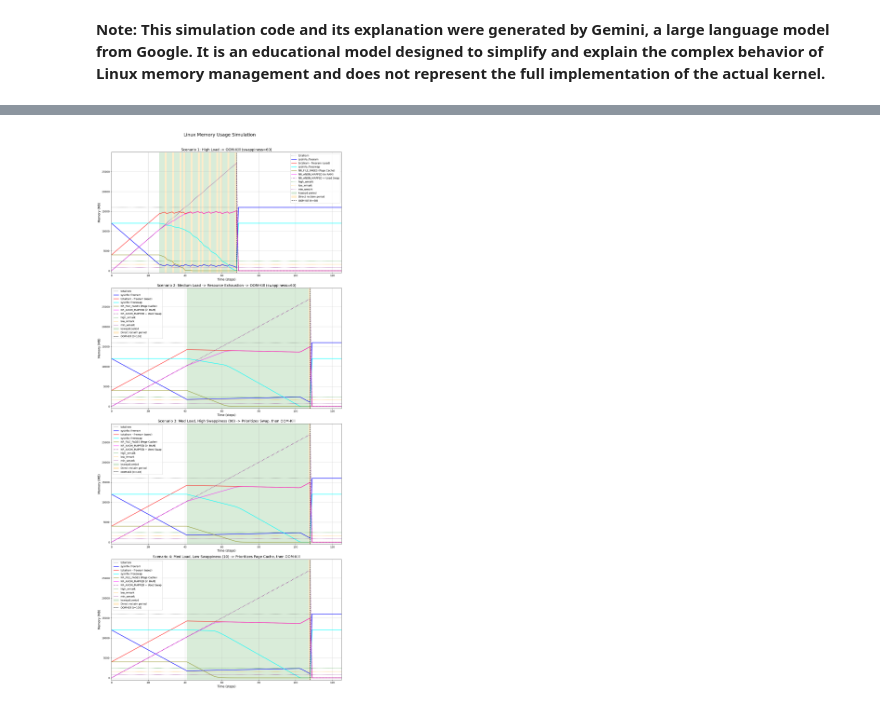
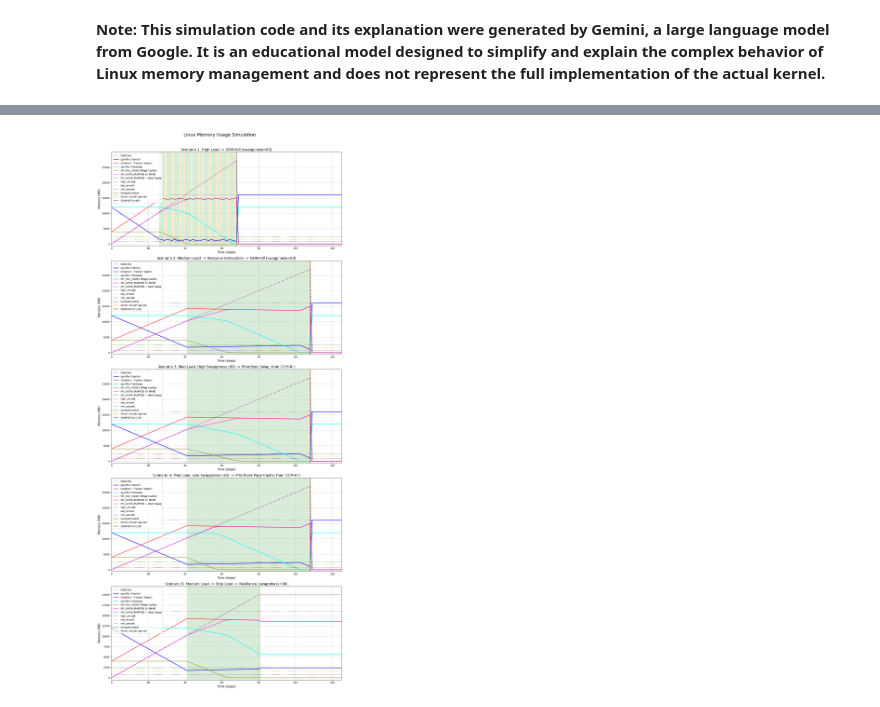
Before and after one commit to takayuki-nagata/Linux_Memory_Management_Simulation, a Jupyter notebook: Linux_Memory_Management_Simulation.ipynb, the cells around one changed output, grey strips where cells are left out. Saved outputs shown, nothing was run; the diff lists cells and outputs as text; code cells hidden in the pictures.

Commit message:
feat(sim): Add resilience case showing memory recovery
This commit adds Scenario 5, which demonstrates system resilience.

Assisted-by: Gemini

```diff
--- a/Linux_Memory_Management_Simulation.ipynb
+++ b/Linux_Memory_Management_Simulation.ipynb
@@ -278,32 +286,37 @@ BASE_PARAMS = {
 # --- Plotting ---
 plt.rcParams['font.family'] = 'sans-serif'
 
-fig, (ax1, ax2, ax3, ax4) = plt.subplots(4, 1, figsize=(14, 32))
+fig, (ax1, ax2, ax3, ax4, ax5) = plt.subplots(5, 1, figsize=(14, 32))
 fig.suptitle('Linux Memory Usage Simulation', fontsize=18)
 
 # --- Scenario Execution & Plotting ---
 # Scenario 1: High load -> OOM-Kill
 params1 = {**BASE_PARAMS, 'process_memory_gain': 400, 'swappiness': 60}
 data1 = simulate_with_swappiness(**params1)
 plot_with_swappiness(ax1, data1, 'Scenario 1: High Load -> OOM-Kill (swappiness=60)', params1)
 
 # Scenario 2: Medium load -> Resource exhaustion -> OOM-Kill
 params2 = {**BASE_PARAMS, 'process_memory_gain': 250, 'swappiness': 60}
 data2 = simulate_with_swappiness(**params2)
 plot_with_swappiness(ax2, data2, 'Scenario 2: Medium Load -> Resource Exhaustion -> OOM-Kill (swappiness=60)', params2)
 
 # Scenario 3: Medium load, high swappiness -> Prioritizes Swap, then OOM-Kill
 params3 = {**BASE_PARAMS, 'process_memory_gain': 250, 'swappiness': 90}
 data3 = simulate_with_swappiness(**params3)
 plot_with_swappiness(ax3, data3, 'Scenario 3: Med Load, High Swappiness (90) -> Prioritizes Swap, then OOM-Kill', params3)
 
 # Scenario 4: Medium load, low swappiness -> Prioritizes Page Cache, then OOM-Kill
 params4 = {**BASE_PARAMS, 'process_memory_gain': 250, 'swappiness': 10}
 data4 = simulate_with_swappiness(**params4)
 plot_with_swappiness(ax4, data4, 'Scenario 4: Med Load, Low Swappiness (10) -> Prioritizes Page Cache, then OOM-Kill', params4)
 
+# Scenario 5: Medium Load -> Stop Load -> Resilience (swappiness=60)
+params5 = {**BASE_PARAMS, 'process_memory_gain': 250, 'swappiness': 60, 'stop_step': 80}
+data5 = simulate_with_swappiness(**params5)
+plot_with_swappiness(ax5, data5, 'Scenario 5: Medium Load -> Stop Load -> Resilience (swappiness=60)', params5)
+
 plt.tight_layout(rect=[0, 0, 1, 0.97])
 plt.savefig("memory_simulation_en.png")
 plt.show()
 # %% [output]
-[figure, old version]
+[figure, new version]
```
Also changed, not shown: parts of 1 cell of this notebook.
